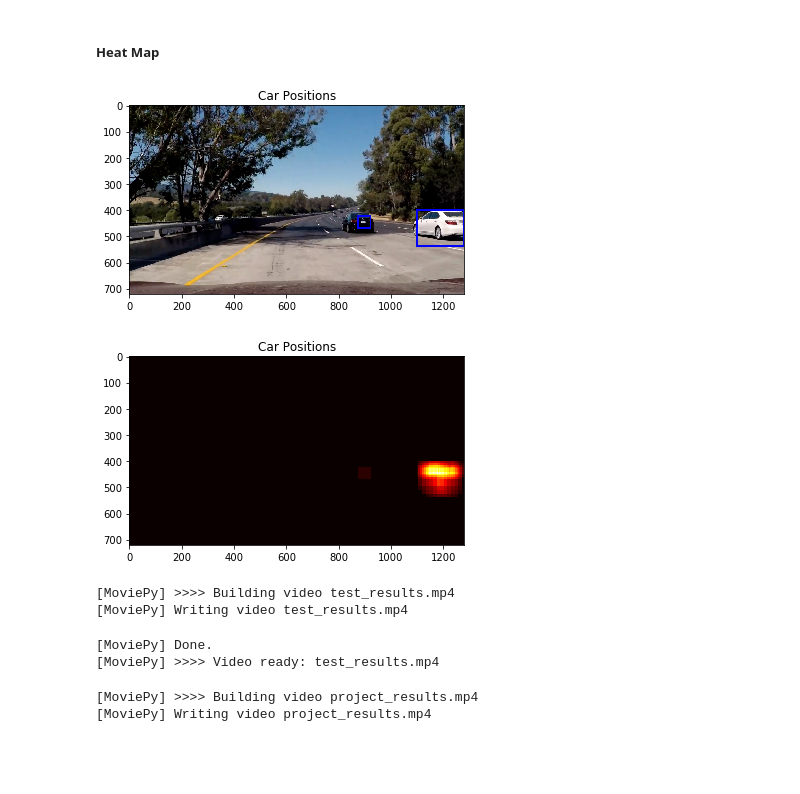
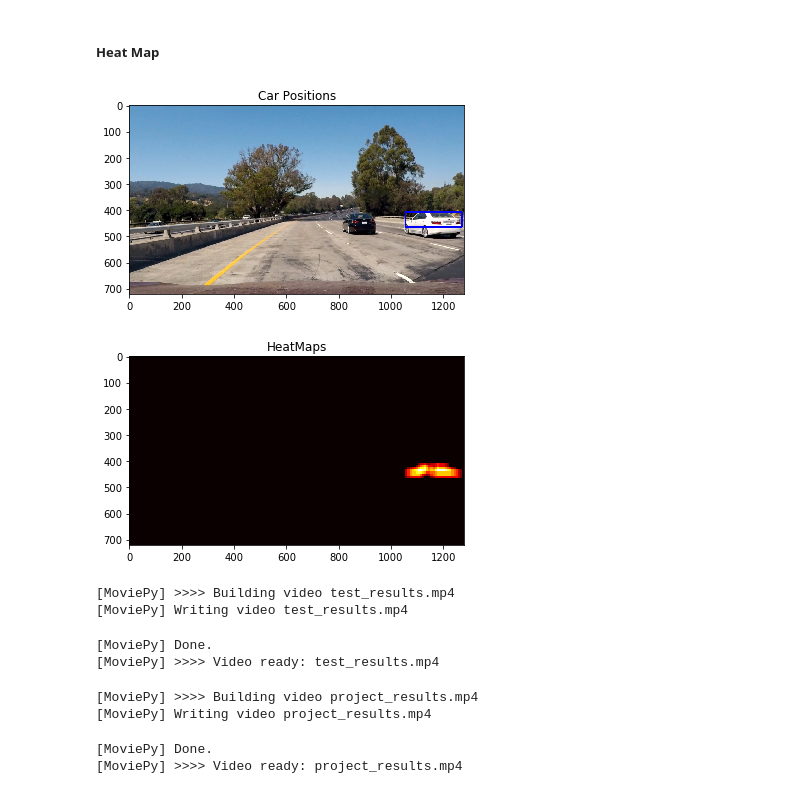
Before and after one commit to ameysharma/Vehicle_Detection, a Jupyter notebook: Vehicle_Tracking.ipynb, the cells around one changed output. Drawn from its saved outputs; the diff is of its cells as text; code cells hidden in the pictures; blank space fills up the shorter version.

```diff
--- a/Vehicle_Tracking.ipynb
+++ b/Vehicle_Tracking.ipynb
@@ -229,7 +229,7 @@ Feature vector length: 4356
 # %%
 #TRAINING THE CLASSIFIER USING SVM -SUPPORT VECTOR MACHINES
 # Use a linear SVC
-svc =svm.SVC(C=1.0, kernel='linear')
+svc =svm.SVC(kernel='linear')
 # Check the training time for the SVC
 t = time.time()
 svc.fit(X_train, y_train)
@@ -277,9 +277,10 @@ def search_windows(img, windows, svc, scaler, color_space='RGB',
         test_features = scaler.transform(features)
         #6) Predict using your classifier
         prediction = svc.predict(test_features)
-        #7) If positive (prediction == 1) then save the window
-        if svc.decision_function(test_features) > 1:
-            on_windows.append(window)
+        if prediction==1:
+            #7) If positive (prediction == 1) then save the window
+            if svc.decision_function(test_features) >1.3:
+                on_windows.append(window)
     #8) Return windows for positive detections
     return on_windows
 # %%
@@ -352,11 +353,11 @@ y_start_stop = [400, 650] # Min and max in y to search in slide_window()
 for images in glob.glob('test_images/test*.jpg'):
     img=mpimg.imread(images)
     windows = slide_window(img, x_start_stop=[None, None], y_start_stop=y_start_stop,
-                    xy_window=(96, 96), xy_overlap=(0.85, 0.85))
-    windows+= slide_window(img, x_start_stop=[None, None], y_start_stop=[450, 650],
-                    xy_window=(128, 128), xy_overlap=(0.85, 0.85))
+                    xy_window=(128, 128), xy_overlap=(0.75, 0.75))
+    windows+= slide_window(img, x_start_stop=[None, None], y_start_stop=[500, 650],
+                    xy_window=(64, 64), xy_overlap=(0.75, 0.75))
     windows+= slide_window(img, x_start_stop=[None, None], y_start_stop=[400,470],
-                    xy_window=(48, 48), xy_overlap=(0.85, 0.85))
+                    xy_window=(32, 32), xy_overlap=(0.75, 0.75))
 
     hot_windows=search_windows(img, windows, svc, X_scaler, color_space=colorspace,
                     spatial_size=(32, 32), hist_bins=32,
@@ -409,13 +410,14 @@ def draw_labeled_bboxes(img, labels):
     return img
 # %%
 def draw_heatmaps(img):
+    from collections import deque
 
     windows = slide_window(img, x_start_stop=[None, None], y_start_stop=y_start_stop,
-                    xy_window=(96, 96), xy_overlap=(0.85, 0.85))
-    windows+= slide_window(img, x_start_stop=[None, None], y_start_stop=[450, 650],
-                    xy_window=(128, 128), xy_overlap=(0.85, 0.85))
+                    xy_window=(128, 128), xy_overlap=(0.75, 0.75))
+    windows+= slide_window(img, x_start_stop=[None, None], y_start_stop=[500, 650],
+                    xy_window=(64, 64), xy_overlap=(0.75, 0.75))
     windows+= slide_window(img, x_start_stop=[None, None], y_start_stop=[400,470],
-                    xy_window=(48, 48), xy_overlap=(0.85, 0.85))
+                    xy_window=(32, 32), xy_overlap=(0.75, 0.75))
 
     hot_windows=search_windows(img, windows, svc, X_scaler, color_space=colorspace,
                     spatial_size=(32, 32), hist_bins=32,
@@ -424,16 +426,14 @@ def draw_heatmaps(img):
                     hog_channel=hog_channel, spatial_feat=True,
                     hist_feat=True, hog_feat=True)
 
-
     heat = np.zeros_like(image[:,:,1]).astype(np.float)
     from collections import deque
-    heatmaps = deque(maxlen =10) #You can choose how many frames to use.
+    heatmaps = deque(maxlen = 30)
     heat = add_heat(heat,hot_windows)
     heatmaps.append(heat)
-
     combined = sum(heatmaps)
 
-    heat = apply_threshold(heat,1)
+    heat = apply_threshold(combined,1)
 
 
     # Visualize the heatmap when displaying
@@ -444,18 +444,18 @@ def draw_heatmaps(img):
     draw_img = draw_labeled_bboxes(img, labels)
     return draw_img ,heatmap
 # %%
-image=mpimg.imread('test_images/test5.jpg')
+image=mpimg.imread('test_images/test1.jpg')
 draw_img,heatmap=draw_heatmaps(image)
 plt.figure(figsize=(6,4))
 plt.imshow(draw_img)
 plt.title('Car Positions')
 plt.figure(figsize=(6,4))
 plt.imshow(heatmap, cmap='hot')
-plt.title('Car Positions')
+plt.title('HeatMaps')
 plt.show()
 # %% [output]
-[figure, old version]
+[figure, new version]
-[figure, old version]
+[figure, new version]
 # %%
 def process_video(img):
     draw_img,heatmap =draw_heatmaps(img)
@@ -474,9 +474,11 @@ video.write_videofile(video_output, audio=False)
 # %%
 from moviepy.editor import VideoFileClip
 video_output = 'project_results.mp4'
-video = VideoFileClip("project_video.mp4").subclip(0,5)
+video = VideoFileClip("project_video.mp4")
 video = video.fl_image(process_video)
 video.write_videofile(video_output, audio=False)
 # %% [output]
 [MoviePy] >>>> Building video project_results.mp4
 [MoviePy] Writing video project_results.mp4
+[MoviePy] Done.
+[MoviePy] >>>> Video ready: project_results.mp4
```
Also changed, not shown: parts of 4 cells of this notebook, 3 other files.
